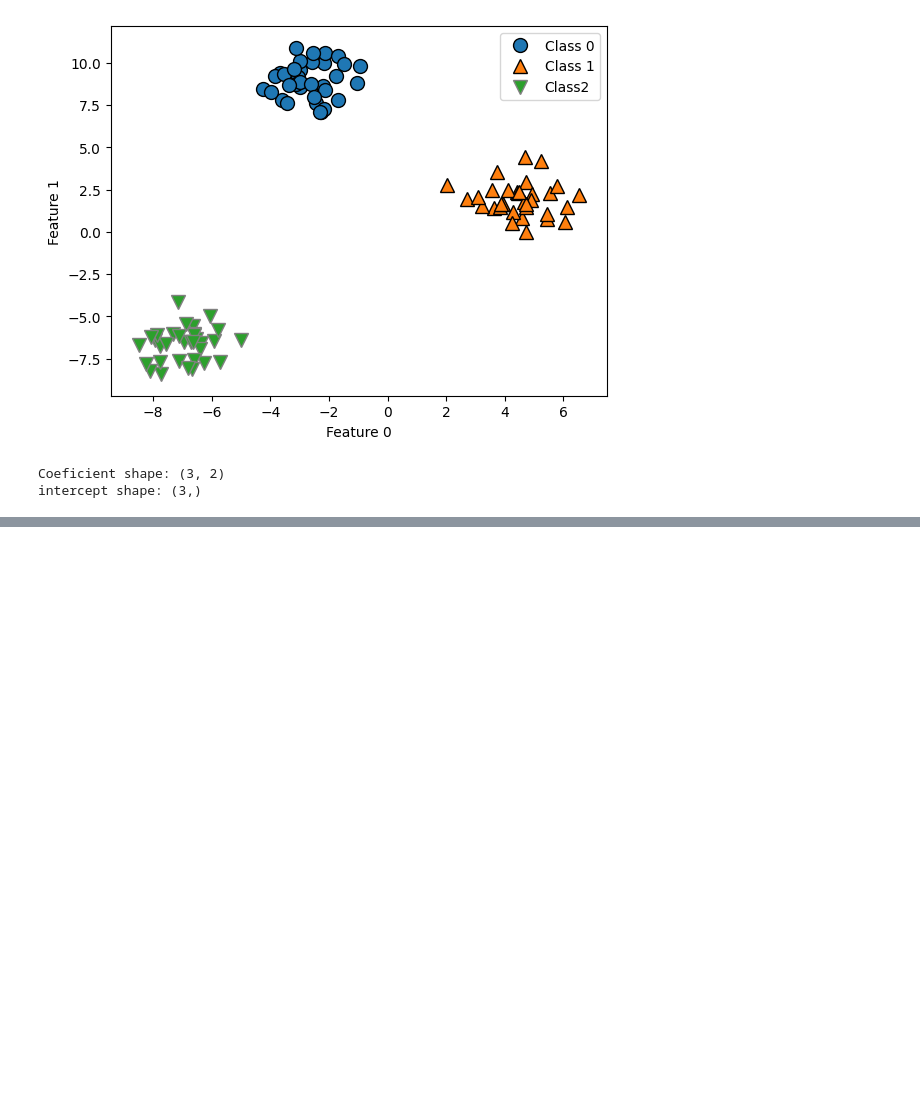
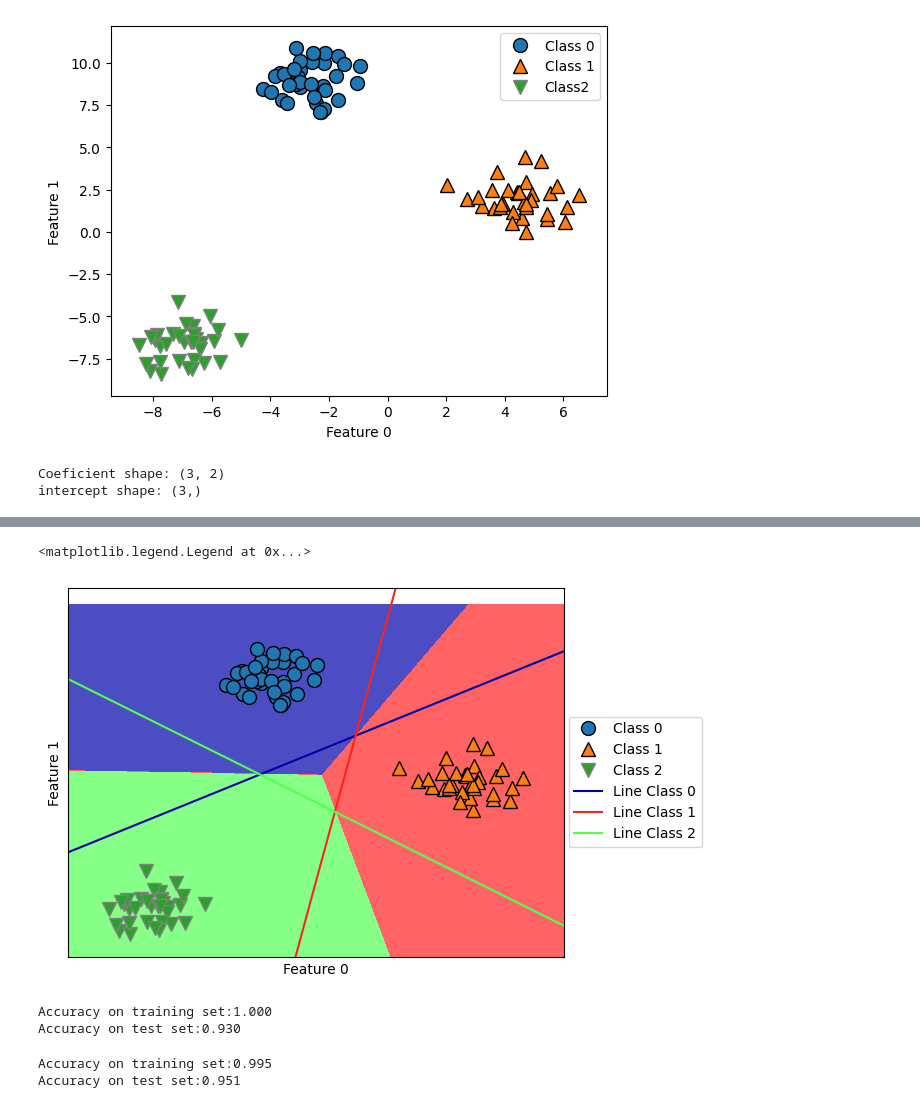
Before and after one commit to VoyagerYoshino/Intro_ML_Python_Book, a Jupyter notebook: Supervised_Learning.ipynb, the cells around one changed output, grey strips where cells are left out. Drawn from its saved outputs; the diff is of its cells as text; code cells hidden in the pictures; blank space fills up the shorter version.

Commit message:
Decision Tree Classifier

```diff
--- a/Supervised_Learning.ipynb
+++ b/Supervised_Learning.ipynb
@@ -247,0 +261,33 @@ intercept shape: (3,)
+# %%
+mglearn.plots.plot_2d_classification(linear_svm,X,fill=True,alpha=.7)
+mglearn.discrete_scatter(X[:,0],X[:,1],y)
+line=numpy.linspace(-15,15)
+for coef,intercept,color in zip(linear_svm.coef_,linear_svm.intercept_,mglearn.cm3.colors):
+    plt.plot(line,-(line*coef[0]+intercept)/coef[1],c=color)
+plt.ylim(-10,15)
+plt.xlim(-10,8)
+plt.xlabel("Feature 0")
+plt.ylabel("Feature 1")
+plt.legend(['Class 0','Class 1','Class 2','Line Class 0','Line Class 1','Line Class 2'],loc=(1.01,0.3))
+# %% [output]
+<matplotlib.legend.Legend at 0x...>
+[figure, added]
+# %%
+from sklearn.tree import DecisionTreeClassifier
+
+X_train,X_test,y_train,y_test=train_test_split(cancer.data,cancer.target,random_state=42)
+tree=DecisionTreeClassifier(random_state=0)
+tree.fit(X_train,y_train)
+print("Accuracy on training set:{:.3f}".format(tree.score(X_train,y_train)))
+print("Accuracy on test set:{:.3f}".format(tree.score(X_test,y_test)))
+# %% [output]
+Accuracy on training set:1.000
+Accuracy on test set:0.930
+# %%
+tree=DecisionTreeClassifier(max_depth=4,random_state=0)
+tree.fit(X_train,y_train)
+print("Accuracy on training set:{:.3f}".format(tree.score(X_train,y_train)))
+print("Accuracy on test set:{:.3f}".format(tree.score(X_test,y_test)))
+# %% [output]
+Accuracy on training set:0.995
+Accuracy on test set:0.951
```
Also changed, not shown: parts of 1 cell of this notebook.
